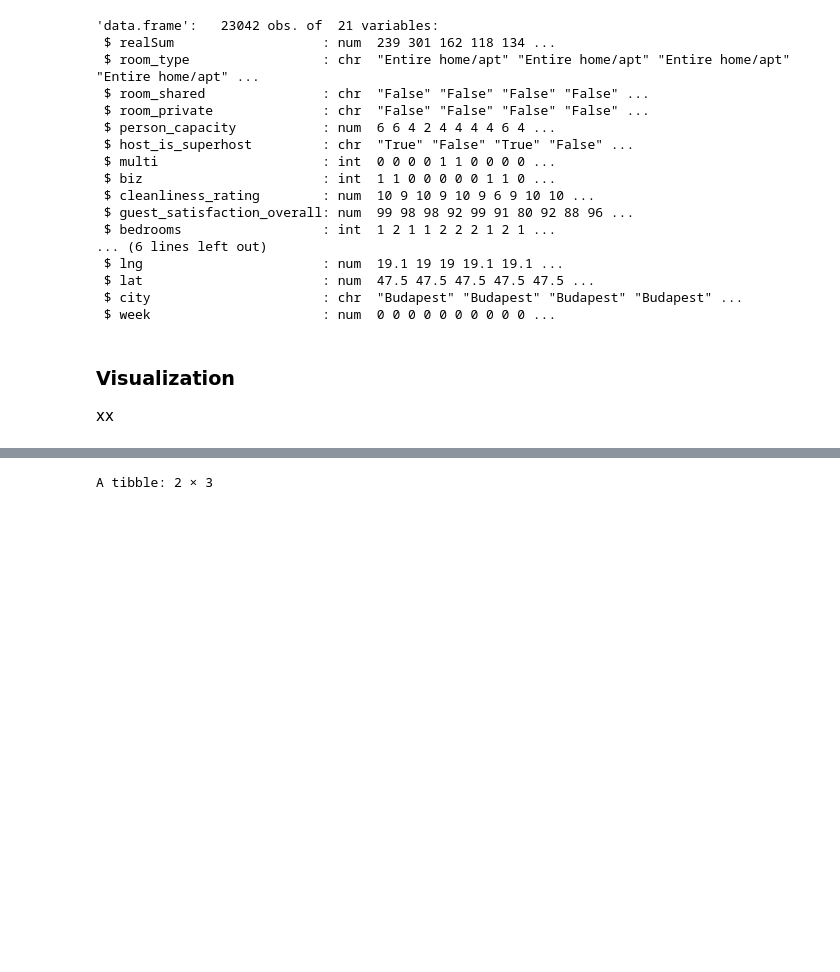
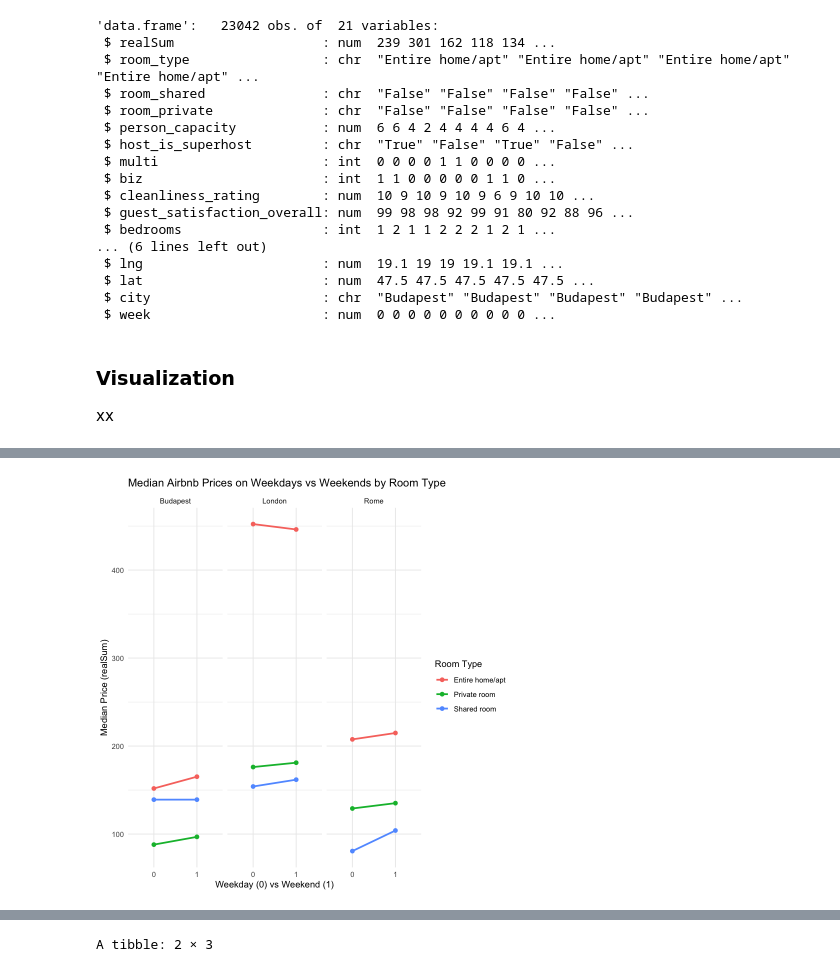
Before and after one commit to shivani-aggarw/stat301, a Jupyter notebook: data_explore.ipynb, the cells around one changed output, grey strips where cells are left out. Cells and saved outputs as stored; diff of their text form; code cells hidden in the pictures; blank space fills up the shorter version.

```diff
--- a/data_explore.ipynb
+++ b/data_explore.ipynb
@@ -143,0 +180,16 @@ xx
+# %%
+bnb_summary <- airbnb %>%
+  group_by(city, week, room_type) %>%
+  summarise(median_price = median(realSum), .groups = "drop")
+
+ggplot(bnb_summary, aes(x = factor(week), y = median_price, color = room_type, group = room_type)) +
+  geom_line(size = 1) +
+  geom_point(size = 2) +
+  facet_wrap(~ city) +
+  labs(title = "Median Airbnb Prices on Weekdays vs Weekends by Room Type",
+       x = "Weekday (0) vs Weekend (1)",
+       y = "Median Price (realSum)",
+       color = "Room Type") +
+  theme_minimal()
+# %% [output]
+[figure, added]
```
Also changed, not shown: parts of 16 cells of this notebook.
